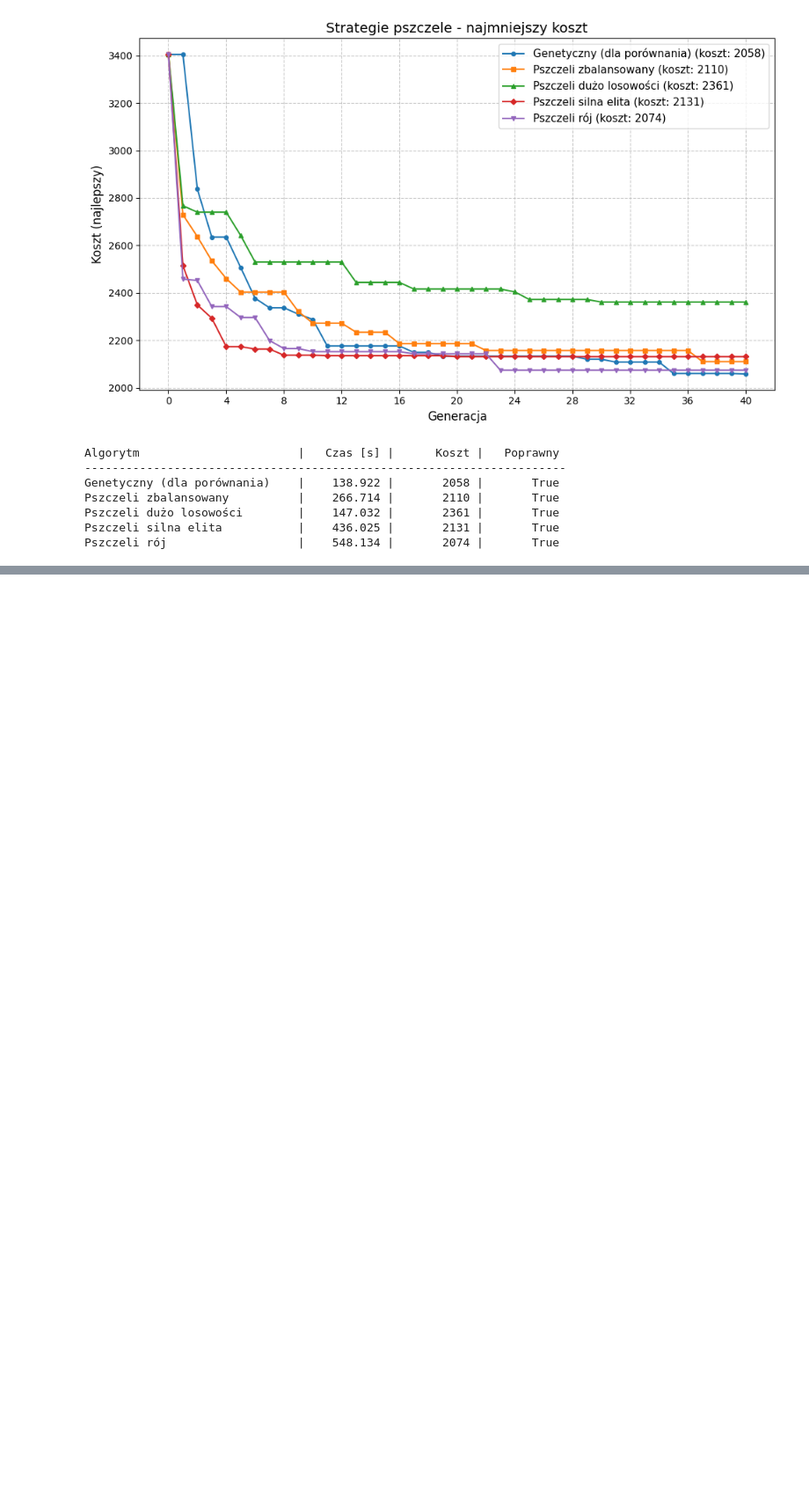
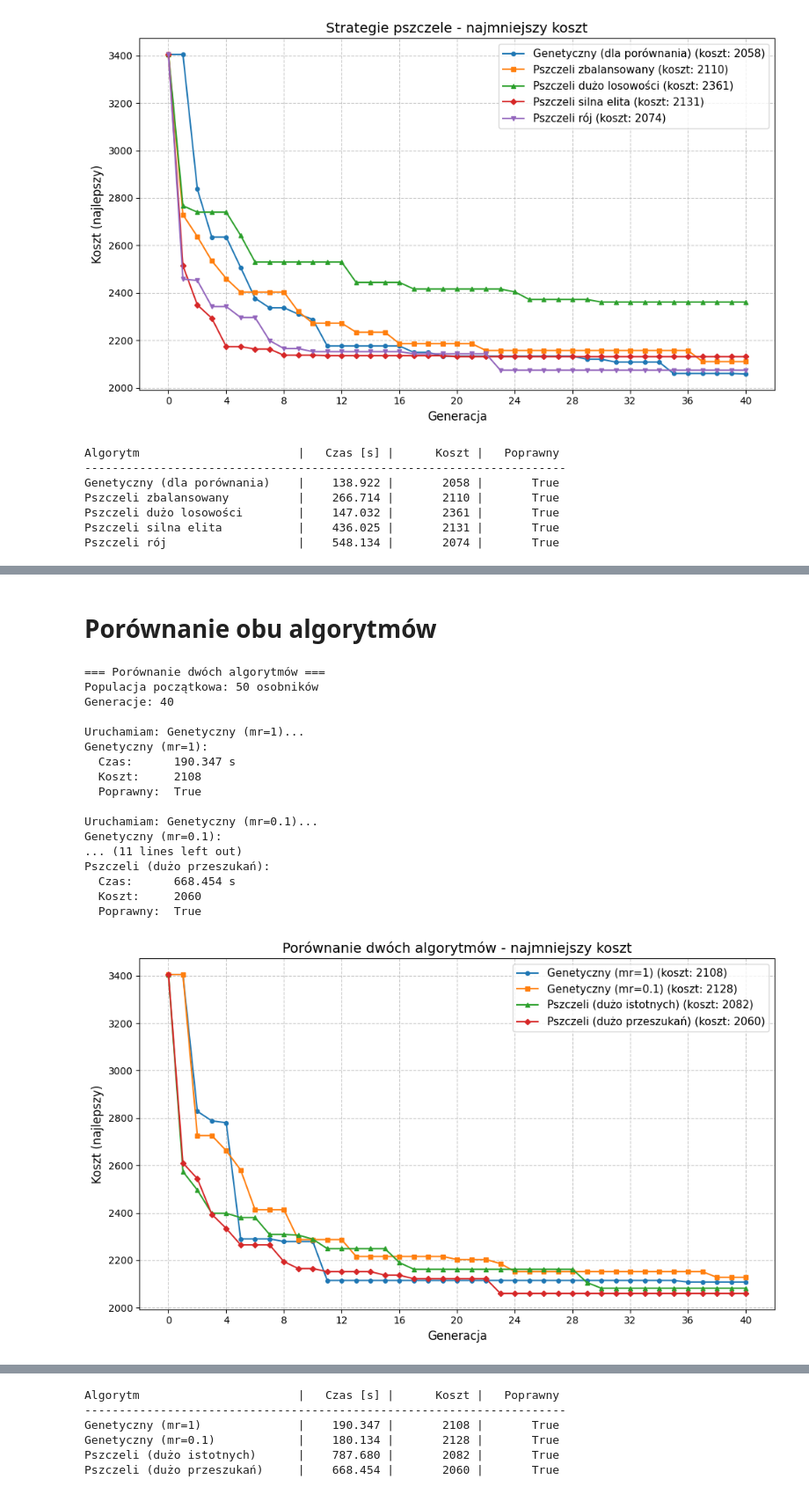
Before and after one commit to Ant-Mas/BO_2026, a Jupyter notebook: experiments.ipynb, the cells around one changed output, grey strips where cells are left out. Shown at 88% size. Drawn from its saved outputs; the diff is of its cells as text; code cells hidden in the pictures; blank space fills up the shorter version.

```diff
--- a/experiments.ipynb
+++ b/experiments.ipynb
@@ -696,0 +699,39 @@ Name on the legend1            |     12.408 |       2502 |       True
+# %% [markdown]
+# Porównanie obu algorytmów
+# %%
+mixed = Experiment(ExperimentConfig(
+    name="Porównanie dwóch algorytmów",
+    seed=42,
+    generations=40,
+    population_size=50,
+    adapters=[
+        GeneticAdapter(name="Genetyczny (mr=1)", mutation_rate=1),
+        GeneticAdapter(name="Genetyczny (mr=0.1)", mutation_rate=0.1),
+        BeeAdapter(name="Pszczeli (dużo istotnych)",   good_elite_cnt=30, elite_cnt=10, local_elite_cnt=10, local_good_cnt=5),
+        BeeAdapter(name="Pszczeli (dużo przeszukań)",   good_elite_cnt=10, elite_cnt=5, local_elite_cnt=15, local_good_cnt=15),
+    ],
+))
+
+mixed.run()
+mixed.plot_best_costs()
+mixed.plot_avg_costs()
+mixed.summary_table()
+# %% [output]
+=== Porównanie dwóch algorytmów ===
+Populacja początkowa: 50 osobników
+Generacje: 40
+
+Uruchamiam: Genetyczny (mr=1)...
+Genetyczny (mr=1):
+  Czas:      190.347 s
+  Koszt:     2108
+  Poprawny:  True
+
+Uruchamiam: Genetyczny (mr=0.1)...
+Genetyczny (mr=0.1):
+... (11 lines left out)
+Pszczeli (dużo przeszukań):
+  Czas:      668.454 s
+  Koszt:     2060
+  Poprawny:  True
+[figure, added]
@@ -696,0 +739,6 @@ Name on the legend1            |     12.408 |       2502 |       True
+Algorytm                       |   Czas [s] |      Koszt |   Poprawny
+----------------------------------------------------------------------
+Genetyczny (mr=1)              |    190.347 |       2108 |       True
+Genetyczny (mr=0.1)            |    180.134 |       2128 |       True
+Pszczeli (dużo istotnych)      |    787.680 |       2082 |       True
+Pszczeli (dużo przeszukań)     |    668.454 |       2060 |       True
```
Also changed, not shown: parts of 10 cells of this notebook, 2 other files.
